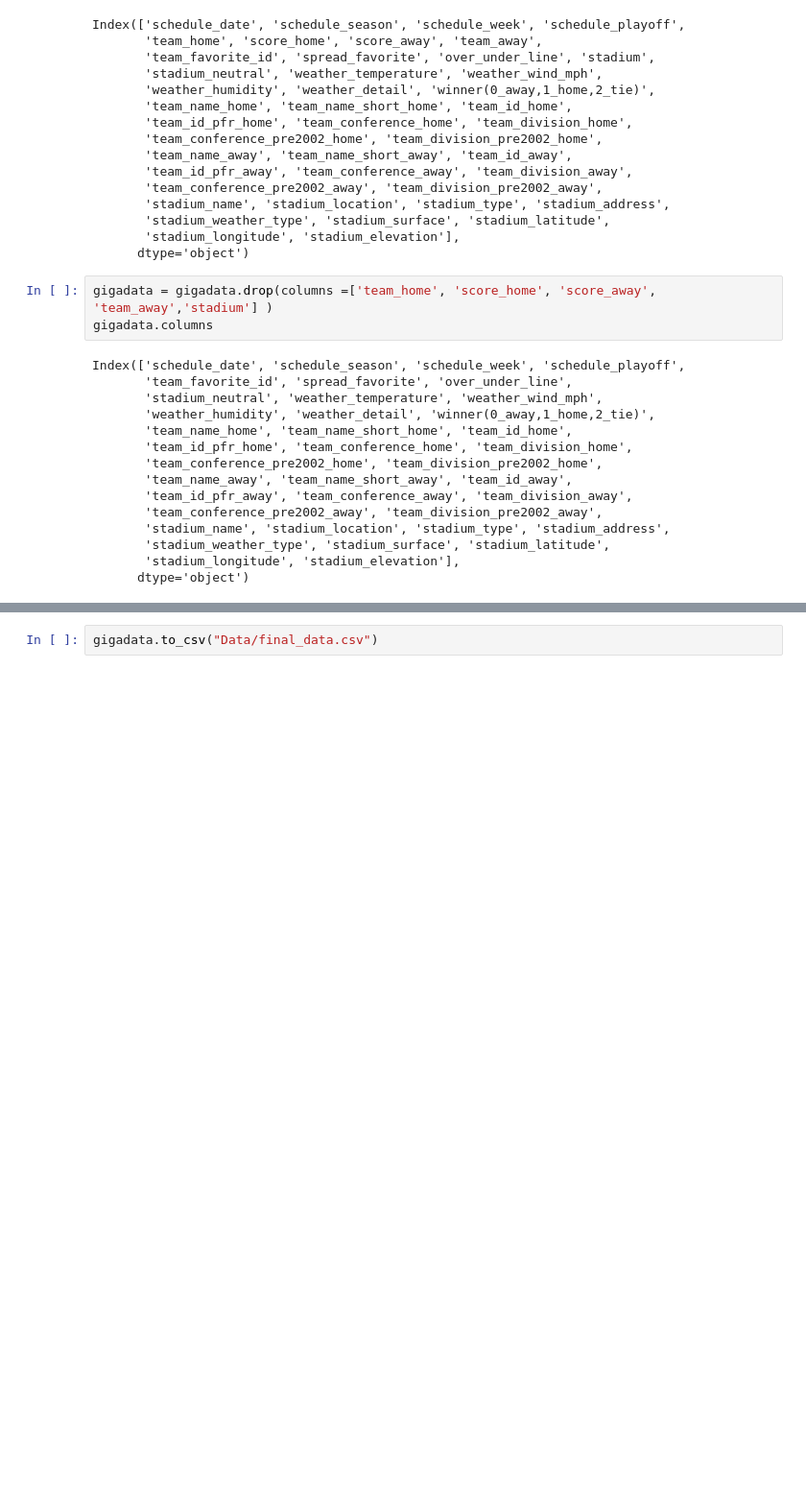
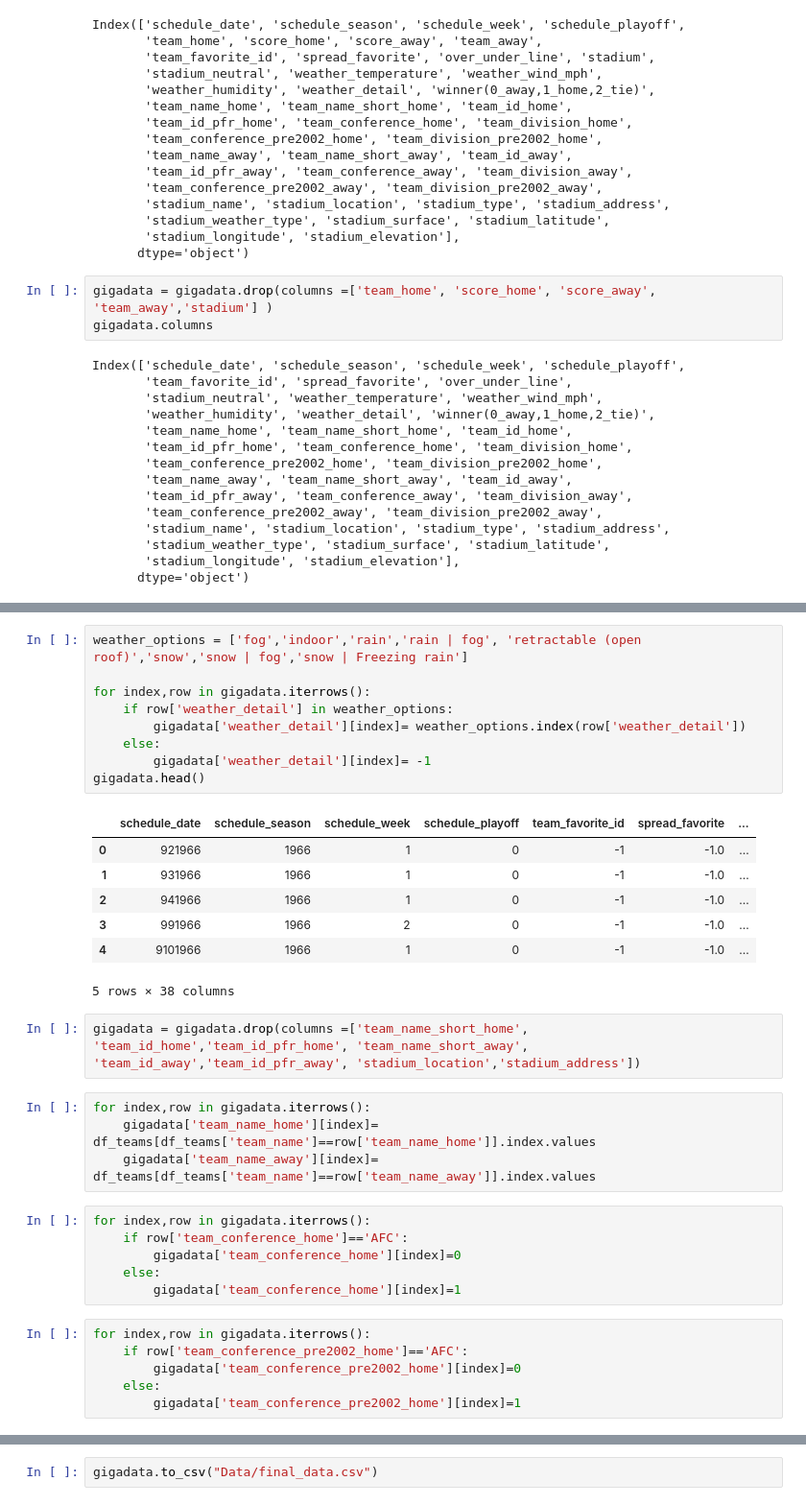
Before and after one commit to RyWheliss96/project_4, a Jupyter notebook: data_manipulation.ipynb, the cells around one changed output, grey strips where cells are left out. Shown at 96% size. Drawn from its saved outputs; the diff is of its cells as text; blank space fills up the shorter version.

```diff
--- a/data_manipulation.ipynb
+++ b/data_manipulation.ipynb
@@ -127,0 +200,35 @@ Index(['schedule_date', 'schedule_season', 'schedule_week', 'schedule_playoff',
+# %%
+weather_options = ['fog','indoor','rain','rain | fog', 'retractable (open roof)','snow','snow | fog','snow | Freezing rain']
+
+for index,row in gigadata.iterrows():
+    if row['weather_detail'] in weather_options:
+        gigadata['weather_detail'][index]= weather_options.index(row['weather_detail'])
+    else:
+        gigadata['weather_detail'][index]= -1
+gigadata.head()
+# %% [output]
+|  | schedule_date | schedule_season | schedule_week | schedule_playoff | team_favorite_id | spread_favorite | ... |
+| 0 | 921966 | 1966 | 1 | 0 | -1 | -1.0 | ... |
+| 1 | 931966 | 1966 | 1 | 0 | -1 | -1.0 | ... |
+| 2 | 941966 | 1966 | 1 | 0 | -1 | -1.0 | ... |
+| 3 | 991966 | 1966 | 2 | 0 | -1 | -1.0 | ... |
+| 4 | 9101966 | 1966 | 1 | 0 | -1 | -1.0 | ... |
+5 rows × 38 columns
+# %%
+gigadata = gigadata.drop(columns =['team_name_short_home', 'team_id_home','team_id_pfr_home', 'team_name_short_away', 'team_id_away','team_id_pfr_away', 'stadium_location','stadium_address'])
+# %%
+for index,row in gigadata.iterrows():
+    gigadata['team_name_home'][index]= df_teams[df_teams['team_name']==row['team_name_home']].index.values
+    gigadata['team_name_away'][index]= df_teams[df_teams['team_name']==row['team_name_away']].index.values
+# %%
+for index,row in gigadata.iterrows():
+    if row['team_conference_home']=='AFC':
+        gigadata['team_conference_home'][index]=0
+    else:
+        gigadata['team_conference_home'][index]=1
+# %%
+for index,row in gigadata.iterrows():
+    if row['team_conference_pre2002_home']=='AFC':
+        gigadata['team_conference_pre2002_home'][index]=0
+    else:
+        gigadata['team_conference_pre2002_home'][index]=1
```
Also changed, not shown: parts of 17 cells of this notebook, 2 other files.
